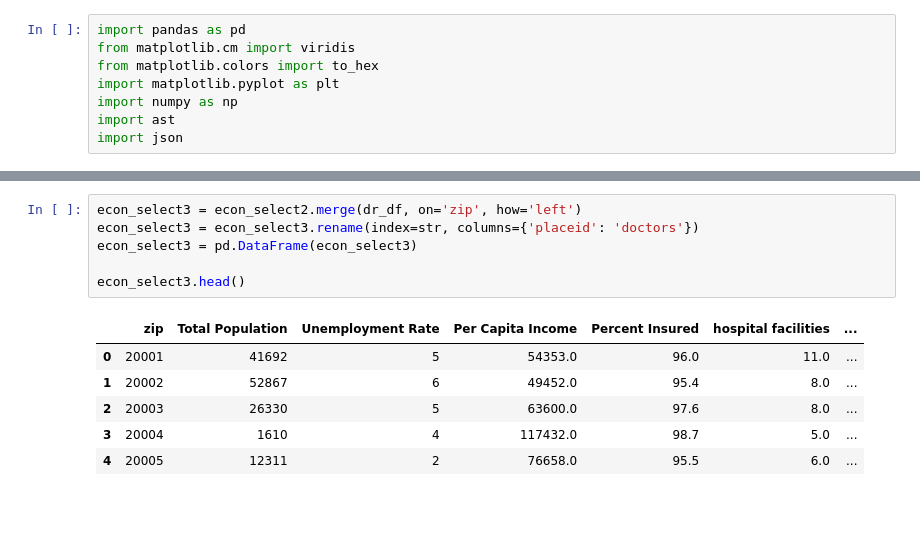
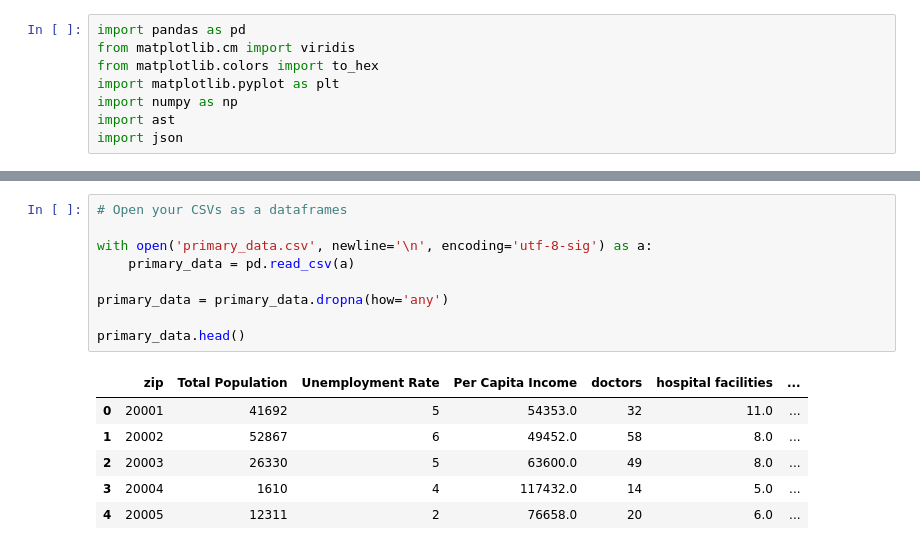
Before and after one commit to HeyMikeMarshall/DMV-HealthcarePy, a Jupyter notebook: Data_Analysis.ipynb, the cells around one changed output, grey strips where cells are left out. Saved outputs shown, nothing was run; the diff lists cells and outputs as text; blank space fills up the shorter version.

```diff
--- a/Data_Analysis.ipynb
+++ b/Data_Analysis.ipynb
@@ -160,14 +9,17 @@ econ_select2.head()
-# %%
-econ_select3 = econ_select2.merge(dr_df, on='zip', how='left')
-econ_select3 = econ_select3.rename(index=str, columns={'placeid': 'doctors'})
-econ_select3 = pd.DataFrame(econ_select3)
-
-econ_select3.head()
-# %% [output]
-|  | zip | Total Population | Unemployment Rate | Per Capita Income | Percent Insured | hospital facilities | ... |
-| 0 | 20001 | 41692 | 5 | 54353.0 | 96.0 | 11.0 | ... |
-| 1 | 20002 | 52867 | 6 | 49452.0 | 95.4 | 8.0 | ... |
-| 2 | 20003 | 26330 | 5 | 63600.0 | 97.6 | 8.0 | ... |
-| 3 | 20004 | 1610 | 4 | 117432.0 | 98.7 | 5.0 | ... |
-| 4 | 20005 | 12311 | 2 | 76658.0 | 95.5 | 6.0 | ... |
+# %%
+# Open your CSVs as a dataframes
+
+with open('primary_data.csv', newline='\n', encoding='utf-8-sig') as a:
+    primary_data = pd.read_csv(a)
+
+primary_data = primary_data.dropna(how='any')
+
+primary_data.head()
+# %% [output]
+|  | zip | Total Population | Unemployment Rate | Per Capita Income | doctors | hospital facilities | ... |
+| 0 | 20001 | 41692 | 5 | 54353.0 | 32 | 11.0 | ... |
+| 1 | 20002 | 52867 | 6 | 49452.0 | 58 | 8.0 | ... |
+| 2 | 20003 | 26330 | 5 | 63600.0 | 49 | 8.0 | ... |
+| 3 | 20004 | 1610 | 4 | 117432.0 | 14 | 5.0 | ... |
+| 4 | 20005 | 12311 | 2 | 76658.0 | 20 | 6.0 | ... |
 # %%
```
Also changed, not shown: parts of 23 cells of this notebook.
